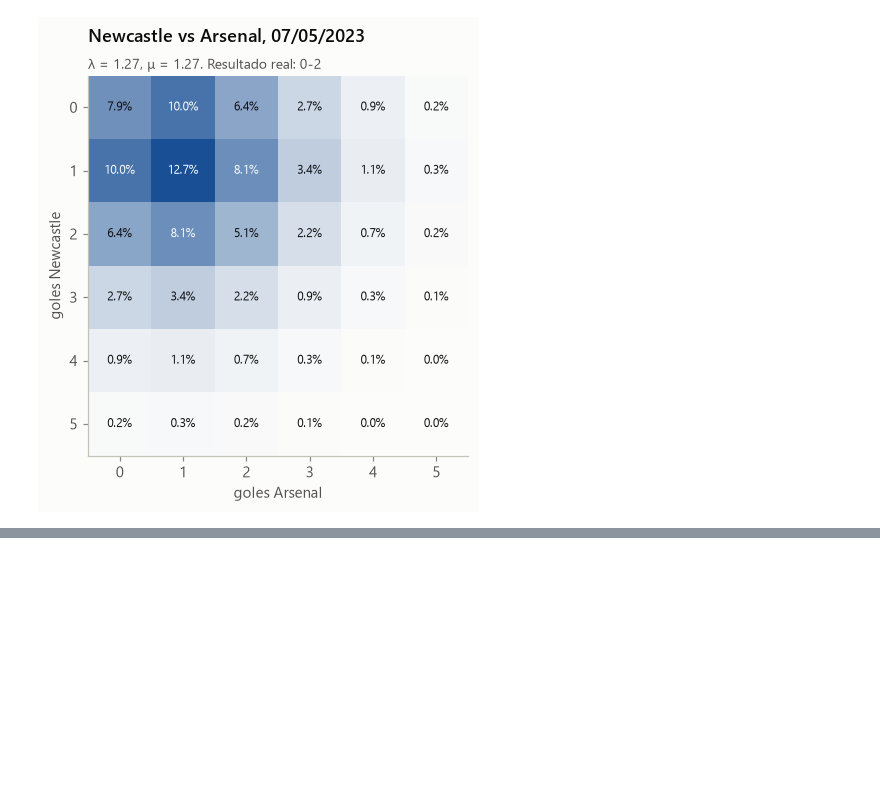
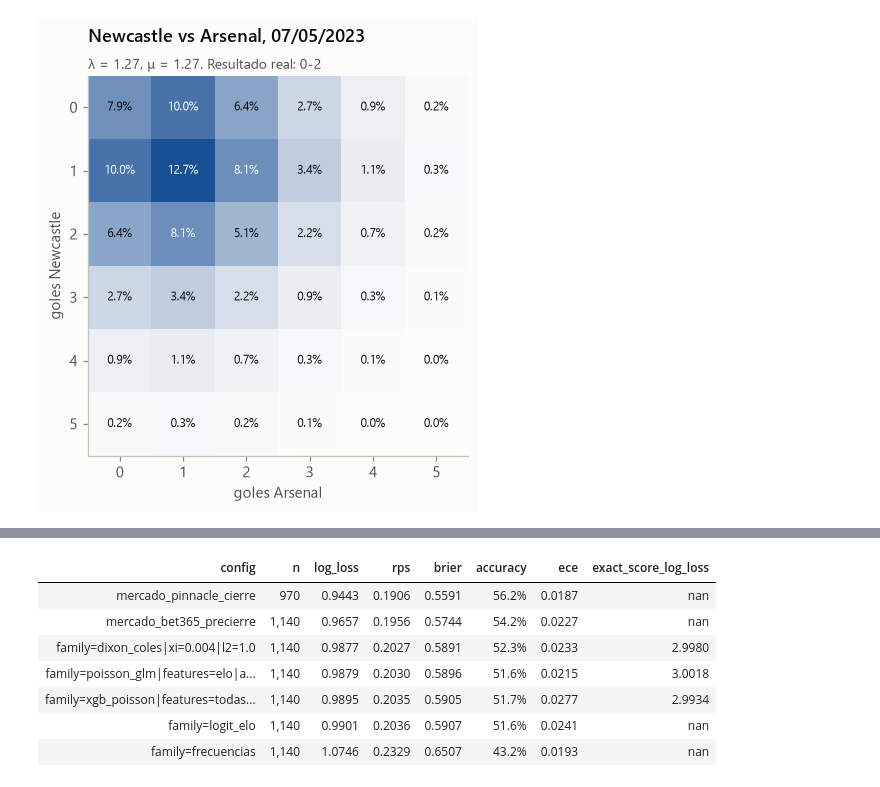
Before and after one commit to IgnacioGil23/futbol-predict, a Jupyter notebook: notebooks/03_modelo.ipynb, the cells around one changed output, grey strips where cells are left out. Saved outputs shown, nothing was run; the diff lists cells and outputs as text; code cells hidden in the pictures; blank space fills up the shorter version.

```diff
--- a/notebooks/03_modelo.ipynb
+++ b/notebooks/03_modelo.ipynb
@@ -212,0 +220,16 @@ El test se corre una sola vez.
+# %%
+from src.metrics import summarize
+test_results = pd.read_csv(PREDICTIONS_DIR / "test_results.csv")
+test_vs_market = pd.read_csv(PREDICTIONS_DIR / "test_vs_market.csv")
+test_preds = {pd.read_parquet(p).config.iloc[0]: pd.read_parquet(p) for p in PREDICTIONS_DIR.glob("test_*.parquet")}
+cols = ["config", "n", "log_loss", "rps", "brier", "accuracy", "ece", "exact_score_log_loss"]
+test_results[cols].style.format({c: "{:.4f}" for c in cols[2:]} | {"accuracy": "{:.1%}", "n": "{:,.0f}"}).hide(axis="index")
+# %% [output]
+| config | n | log_loss | rps | brier | accuracy | ece | exact_score_log_loss |
+| mercado_pinnacle_cierre | 970 | 0.9443 | 0.1906 | 0.5591 | 56.2% | 0.0187 | nan |
+| mercado_bet365_precierre | 1,140 | 0.9657 | 0.1956 | 0.5744 | 54.2% | 0.0227 | nan |
+| family=dixon_coles|xi=0.004|l2=1.0 | 1,140 | 0.9877 | 0.2027 | 0.5891 | 52.3% | 0.0233 | 2.9980 |
+| family=poisson_glm|features=elo|a... | 1,140 | 0.9879 | 0.2030 | 0.5896 | 51.6% | 0.0215 | 3.0018 |
+| family=xgb_poisson|features=todas... | 1,140 | 0.9895 | 0.2035 | 0.5905 | 51.7% | 0.0277 | 2.9934 |
+| family=logit_elo | 1,140 | 0.9901 | 0.2036 | 0.5907 | 51.6% | 0.0241 | nan |
+| family=frecuencias | 1,140 | 1.0746 | 0.2329 | 0.6507 | 43.2% | 0.0193 | nan |
```
Also changed, not shown: parts of 12 cells of this notebook, 1 other file.
